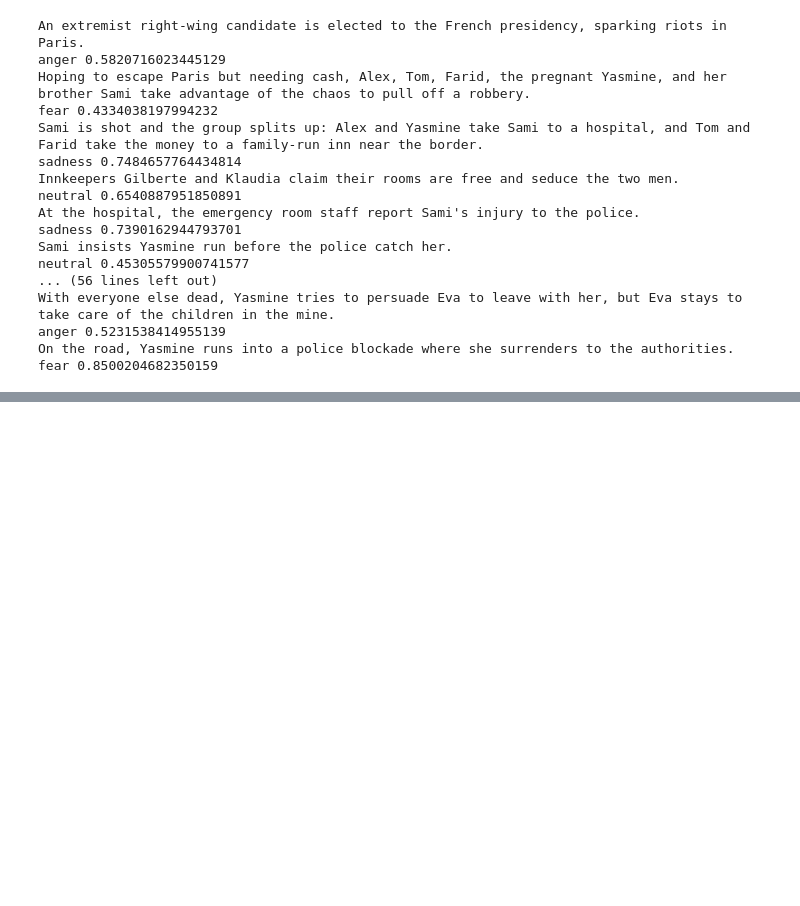
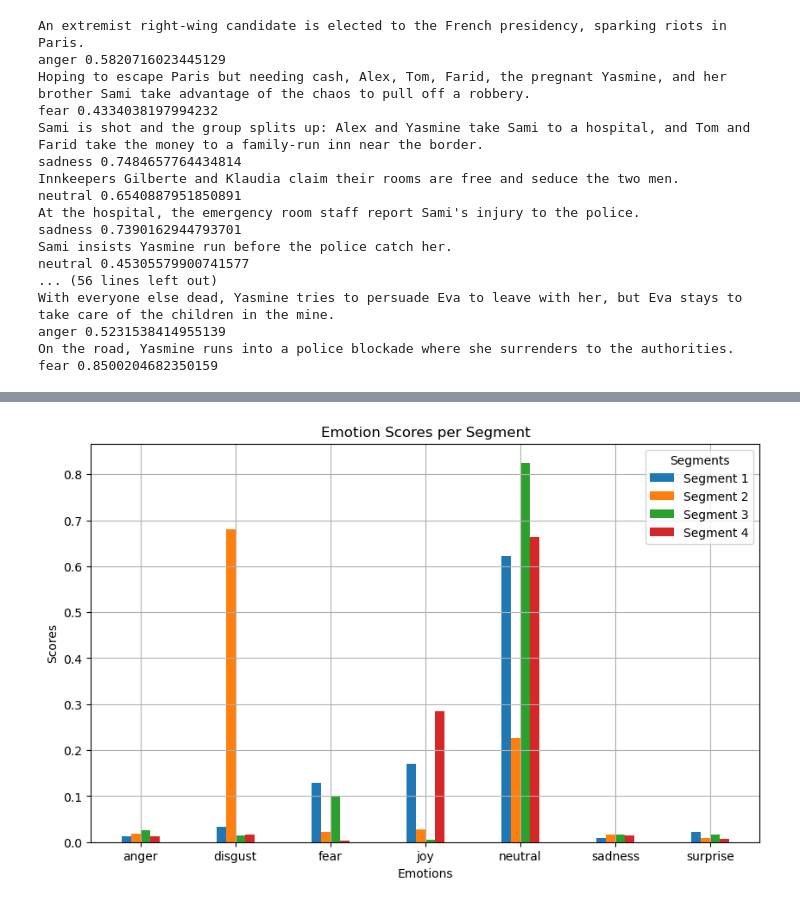
Before and after one commit to epfl-ada/ada-2024-project-dataffoneurs, a Jupyter notebook: data_exploration.ipynb, the cells around one changed output, grey strips where cells are left out. Drawn from its saved outputs; the diff is of its cells as text; code cells hidden in the pictures; blank space fills up the shorter version.

```diff
--- a/data_exploration.ipynb
+++ b/data_exploration.ipynb
@@ -181,0 +401,35 @@ fear 0.8500204682350159
+# %%
+
+# Extract the list of emotions from the first segment
+emotions = [entry['label'] for entry in emotionsS[0]]
+
+# Extract scores for each emotion in each segment
+scores = []
+for segment in data:
+    segment_scores = [entry['score'] for entry in segment]
+    scores.append(segment_scores)
+
+fig, ax = plt.subplots(figsize=(10, 6))
+
+num_segments = len(data)
+bar_width = 0.1
+
+indices = np.arange(len(emotions))
+
+for i in range(num_segments):
+    ax.bar(indices + i * bar_width, scores[i], width=bar_width, label=f'Segment {i+1}')
+
+# Set x-ticks in the middle of each group of bars
+ax.set_xticks(indices + bar_width * (num_segments - 1) / 2)
+ax.set_xticklabels(emotions)
+
+# Add labels and title
+ax.set_xlabel('Emotions')
+ax.set_ylabel('Scores')
+ax.set_title('Emotion Scores per Segment')
+ax.legend(title='Segments')
+plt.grid(True)
+
+plt.show()
+# %% [output]
+[figure, added]
```
Also changed, not shown: parts of 19 cells of this notebook.
